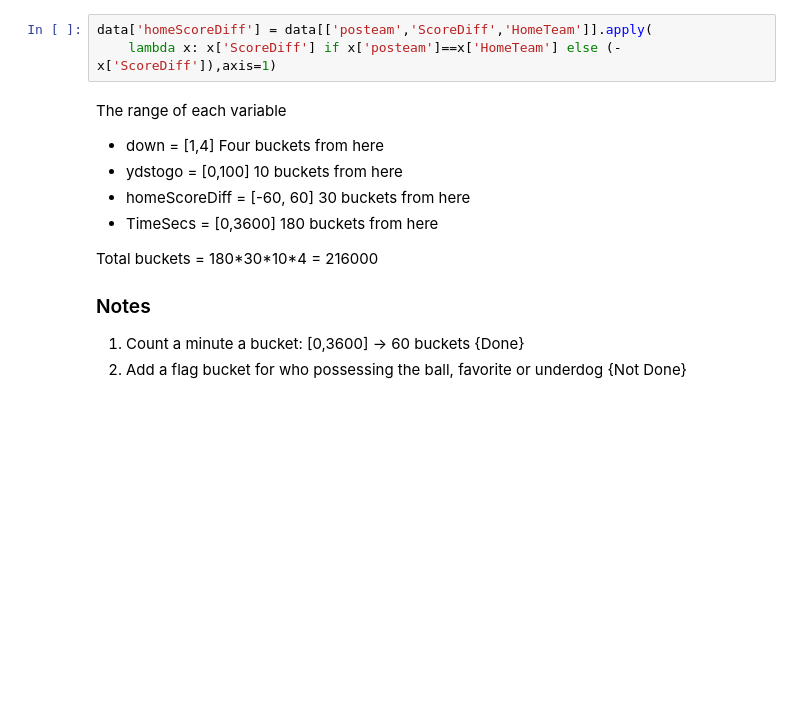
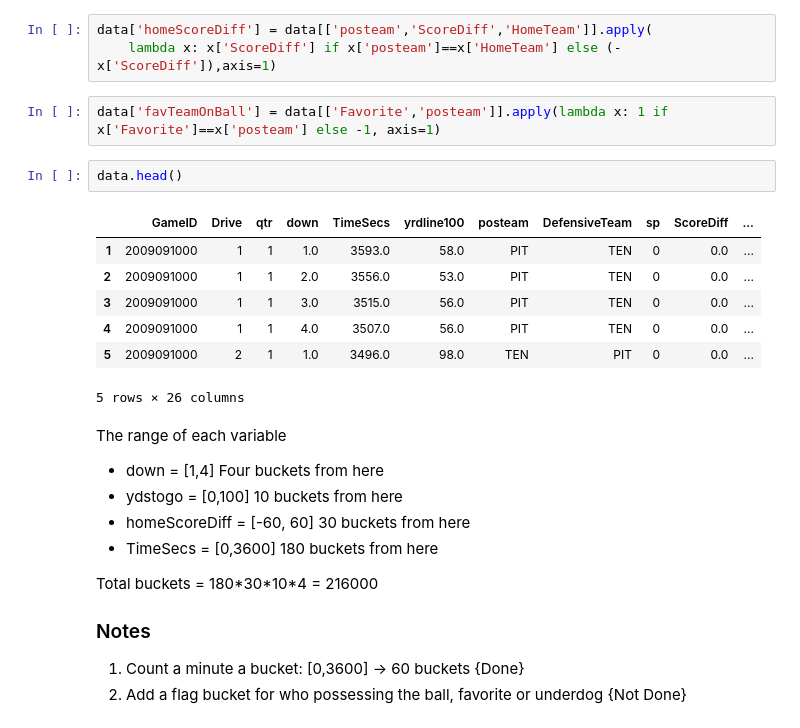
Before and after one commit to tyagi-iiitv/NFLLive, a Jupyter notebook: Bucketing.ipynb, the cells around one changed output. Cells and saved outputs as stored; diff of their text form; blank space fills up the shorter version.

```diff
--- a/Bucketing.ipynb
+++ b/Bucketing.ipynb
@@ -69,6 +75,18 @@ data.shape
 # %%
 data['homeScoreDiff'] = data[['posteam','ScoreDiff','HomeTeam']].apply(
     lambda x: x['ScoreDiff'] if x['posteam']==x['HomeTeam'] else (-x['ScoreDiff']),axis=1)
+# %%
+data['favTeamOnBall'] = data[['Favorite','posteam']].apply(lambda x: 1 if x['Favorite']==x['posteam'] else -1, axis=1)
+# %%
+data.head()
+# %% [output]
+|  | GameID | Drive | qtr | down | TimeSecs | yrdline100 | posteam | DefensiveTeam | sp | ScoreDiff | ... |
+| 1 | 2009091000 | 1 | 1 | 1.0 | 3593.0 | 58.0 | PIT | TEN | 0 | 0.0 | ... |
+| 2 | 2009091000 | 1 | 1 | 2.0 | 3556.0 | 53.0 | PIT | TEN | 0 | 0.0 | ... |
+| 3 | 2009091000 | 1 | 1 | 3.0 | 3515.0 | 56.0 | PIT | TEN | 0 | 0.0 | ... |
+| 4 | 2009091000 | 1 | 1 | 4.0 | 3507.0 | 56.0 | PIT | TEN | 0 | 0.0 | ... |
+| 5 | 2009091000 | 2 | 1 | 1.0 | 3496.0 | 98.0 | TEN | PIT | 0 | 0.0 | ... |
+5 rows × 26 columns
 # %% [markdown]
 The range of each variable
 - down = [1,4] Four buckets from here
```
Also changed, not shown: parts of 7 cells of this notebook.
